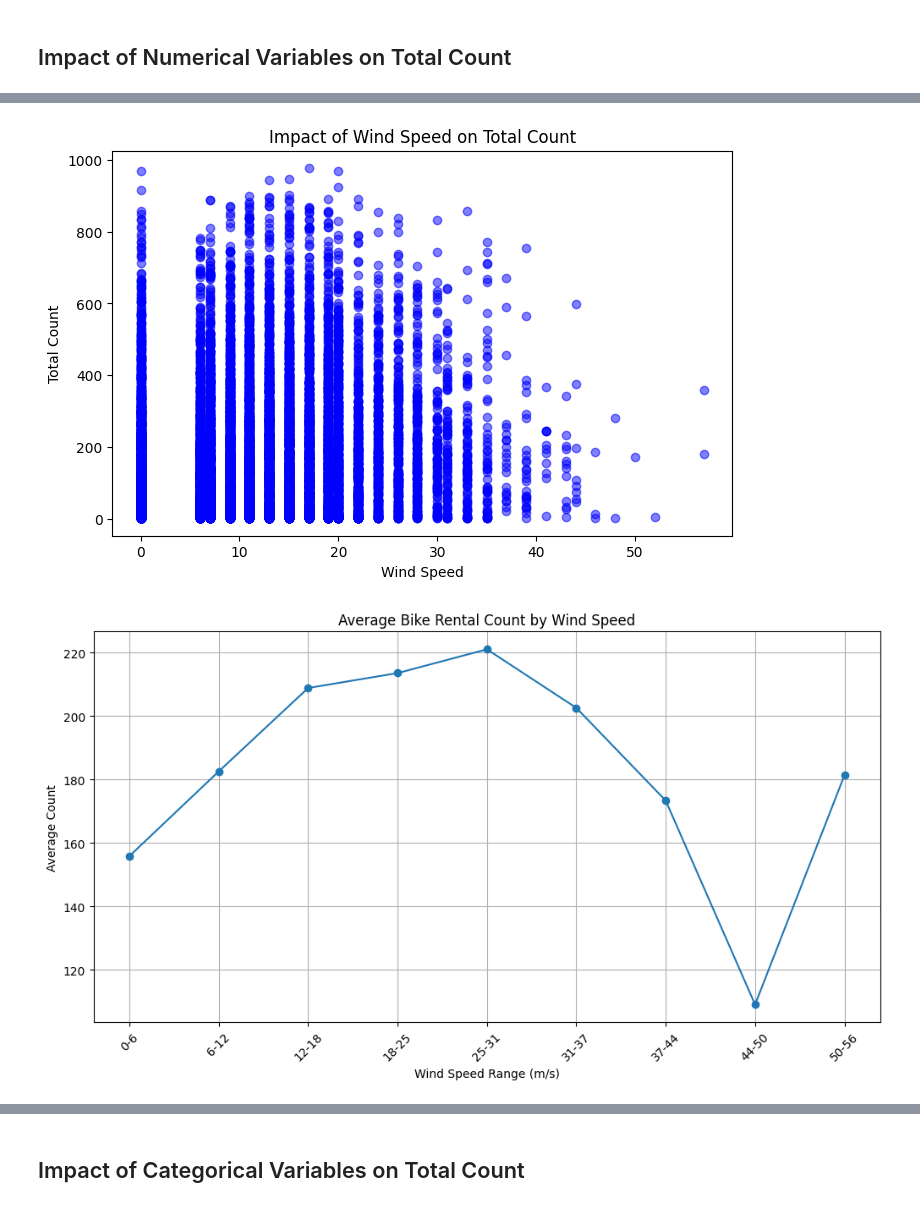
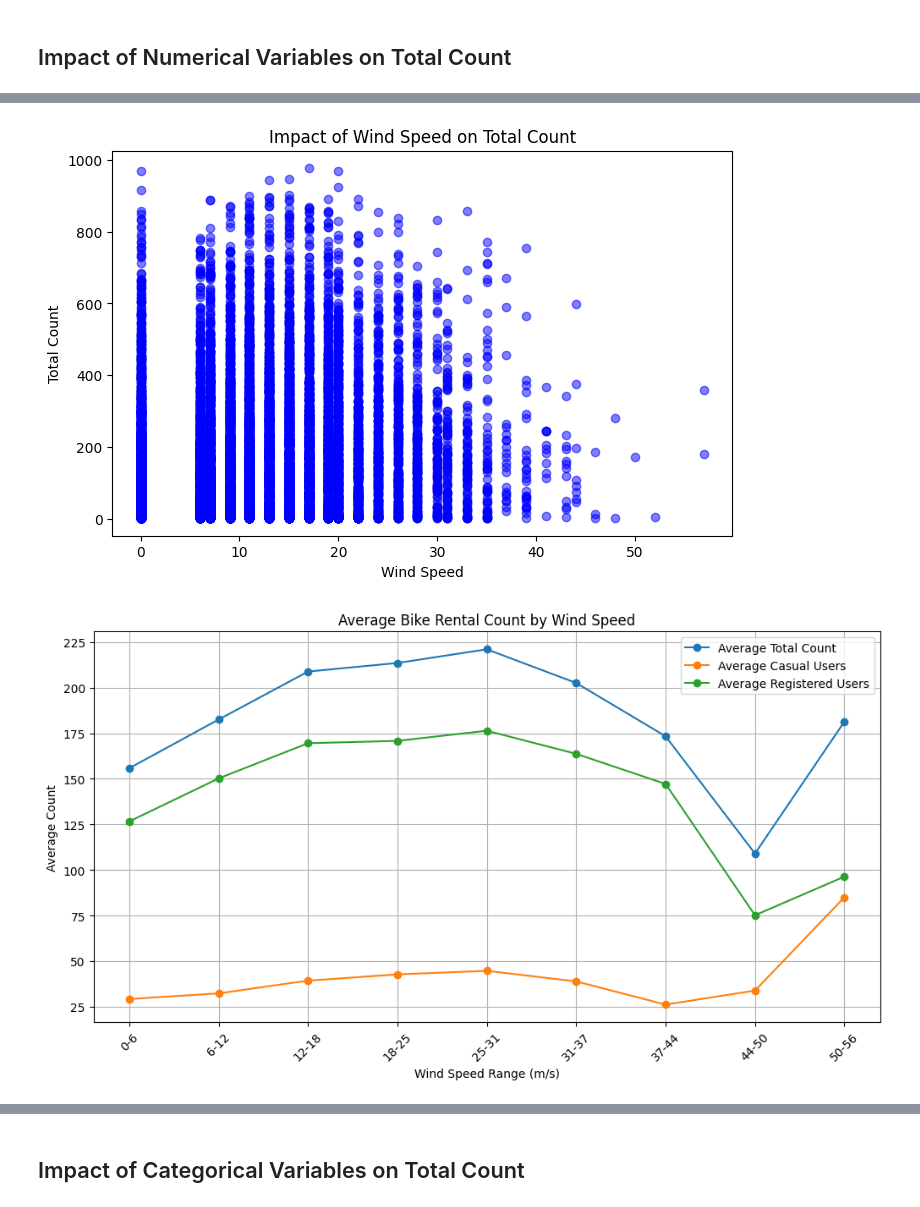
Before and after one commit to ArchibaldTheFirst/YuluBikesharing_Group5, a Jupyter notebook: Nature_of_Data.ipynb, the cells around one changed output, grey strips where cells are left out. Cells and saved outputs as stored; diff of their text form; code cells hidden in the pictures.

Commit message:
Reg and Casual Users all graphs added. Numerical

```diff
--- a/Nature_of_Data.ipynb
+++ b/Nature_of_Data.ipynb
@@ -266,17 +266,24 @@ def plot_average_count_by_variable_line(data, variable, title, xlabel, ylabel):
     labels = [f"{int(bins[i])}-{int(bins[i+1])}" for i in range(len(bins)-1)]
     data['bin'] = pd.cut(data[variable], bins=bins, labels=labels, include_lowest=True)
 
-    # Calculate the average count per bin
-    binned_data = data.groupby('bin', observed=True)['count'].mean().reset_index()
+    # Calculate the average count, casual, and registered per bin
+    binned_data = data.groupby('bin').agg({
+        'count': 'mean',
+        'casual': 'mean',
+        'registered': 'mean'
+    }).reset_index()
 
     # Plotting
     plt.figure(figsize=(12, 6))
-    plt.plot(binned_data['bin'], binned_data['count'], marker='o')
+    plt.plot(binned_data['bin'], binned_data['count'], marker='o', label='Average Total Count')
+    plt.plot(binned_data['bin'], binned_data['casual'], marker='o', label='Average Casual Users')
+    plt.plot(binned_data['bin'], binned_data['registered'], marker='o', label='Average Registered Users')
     plt.xlabel(xlabel)
     plt.ylabel(ylabel)
     plt.title(title)
     plt.xticks(rotation=45)
     plt.grid(True)
+    plt.legend()
     plt.show()
 
 # Plot scatter plot for temperature
@@ -305,19 +312,24 @@ plot_scatter(yulu_data_set['month'], yulu_data_set['count'], 'month', 'Total Cou
 plot_average_count_by_variable_line(yulu_data_set, 'month', 'Average Bike Rental Count by month', 'Month', 'Average Count')
 
 
-
-#Plot the time in relation to the average count
-# Group by 'time' and calculate the average 'count'
-average_count_by_hour= yulu_data_set.groupby('hour')['count'].mean().reset_index()
+# Plot time in relation to avarage count, average registered and average casual users
+average_data_by_hour = yulu_data_set.groupby('hour').agg({
+    'count': 'mean',
+    'casual': 'mean',
+    'registered': 'mean'
+}).reset_index()
 
 # Plotting
 plt.figure(figsize=(12, 6))
-plt.plot(average_count_by_hour['hour'], average_count_by_hour['count'], marker='o')
+plt.plot(average_data_by_hour['hour'], average_data_by_hour['count'], marker='o', label='Average Total Count')
+plt.plot(average_data_by_hour['hour'], average_data_by_hour['casual'], marker='o', label='Average Casual Users')
+plt.plot(average_data_by_hour['hour'], average_data_by_hour['registered'], marker='o', label='Average Registered Users')
 plt.title('Average Bike Rental Count by Hour of Day')
 plt.xlabel('Hour of Day')
 plt.ylabel('Average Count')
 plt.xticks(range(0, 24))  # Ensure all hours are shown
 plt.grid(True)
+plt.legend()
 plt.show()
 
 # Map day_of_week numbers to weekday names
@@ -379,3 +391,3 @@ plt.show()
 [figure]
-[figure, old version]
+[figure, new version]
 [figure]
```
Also changed, not shown: parts of 1 cell of this notebook.
